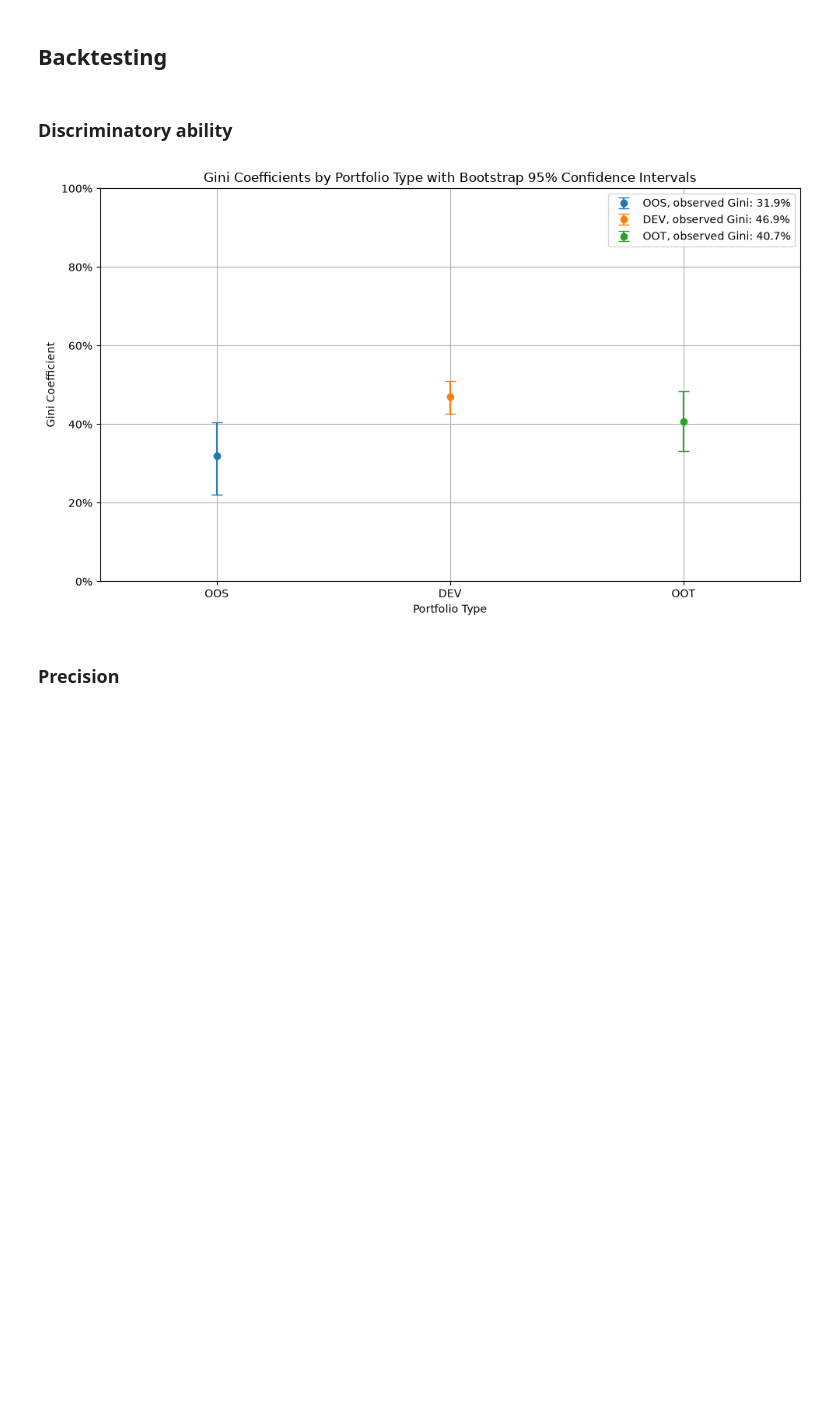
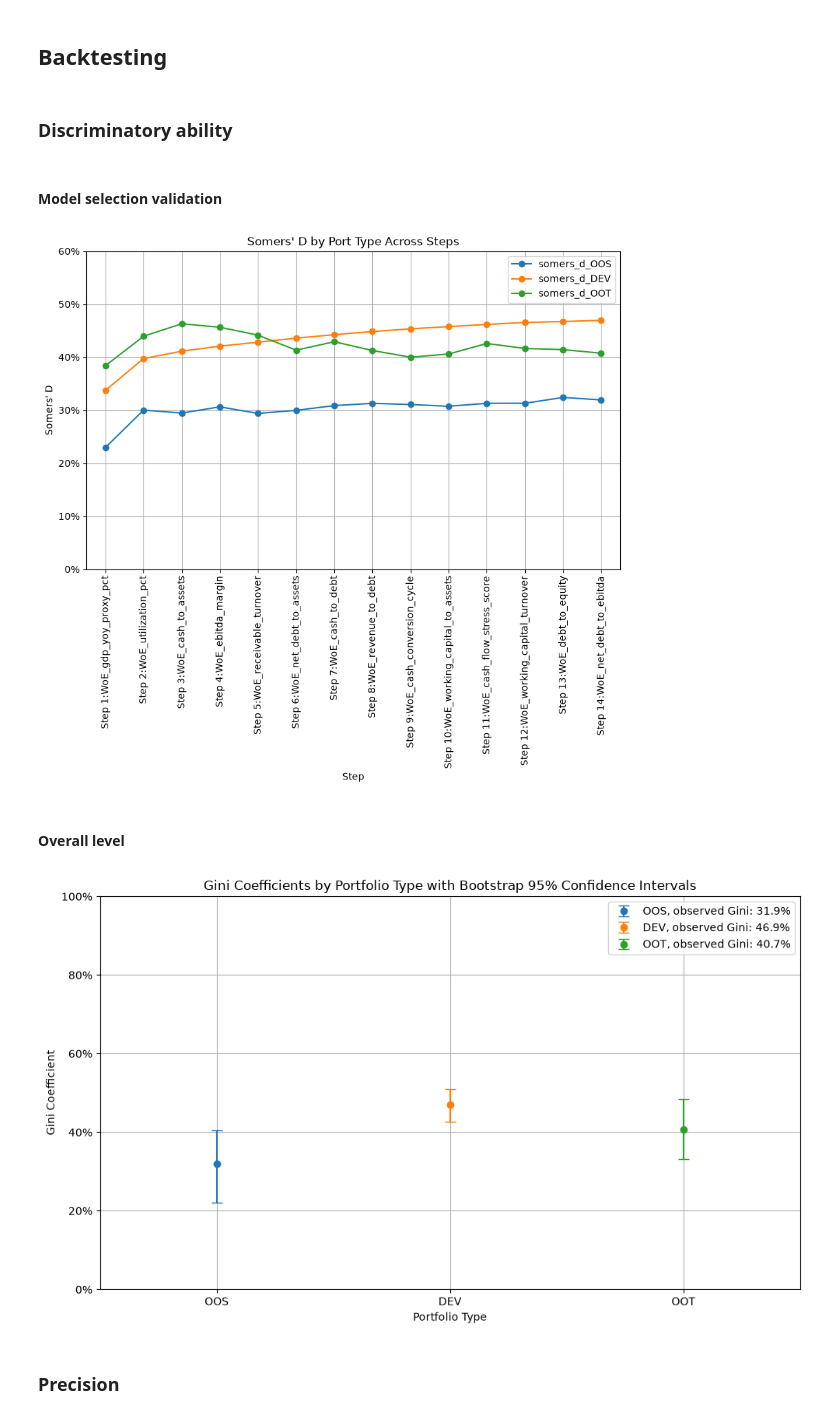
Before and after one commit to Christoffer11/PD-modelling, a Jupyter notebook: MFA.ipynb, the cells around one changed output. Drawn from its saved outputs; the diff is of its cells as text; code cells hidden in the pictures; blank space fills up the shorter version.

```diff
--- a/MFA.ipynb
+++ b/MFA.ipynb
@@ -61,7 +61,7 @@ def calculate_vif(X):
     return vif_data.sort_values(by="VIF", ascending=False)
 # %%
 def forward_selection(X, y, threshold=0):
-    steps = {0: {"Variable": [], "somers_d": 0}}
+    steps = {}
     selected_vars = []
     candidates = [col for col in X.columns if col != "const"]
     current_somers_d = 0
@@ -94,8 +94,8 @@ def forward_selection(X, y, threshold=0):
 
             # Likelihood ratio test for the candidate variable
             if iteration > 1:
-                LR = 2*(best_model.llr - model.llr)
-                df_diff = model.df_model - best_model.df_model
+                LR = 2*(current_model.llr - model.llr)
+                df_diff = current_model.df_model - model.df_model
                 p_value = 1 - chi2.cdf(LR, df=df_diff)
                 if p_value < 0.05:
                     print(f"Iteration {iteration}: {candidate} skipped due to likelihood ratio test (p-value: {p_value})")
@@ -118,9 +118,9 @@ def forward_selection(X, y, threshold=0):
         selected_vars.append(best_candidate)
         candidates.remove(best_candidate)
         current_somers_d = best_somers_d
-        current_llr = best_model.llr
+        current_model = best_model
         print(f"Iteration {iteration}: {best_candidate} added, Somers' D: {current_somers_d}")
-        steps[iteration] = {"Variable": best_candidate, "somers_d": current_somers_d}
+        steps[iteration] = {"Variable": best_candidate}
 
     if best_model is not None:
         print("Final model summary:")
@@ -129,7 +129,7 @@ def forward_selection(X, y, threshold=0):
     else:
         print("No valid model was found.")
 
-    return best_model, selected_vars, current_somers_d, steps
+    return current_model, selected_vars, current_somers_d, steps
 # %%
 model, selected_vars, somers_d, steps = forward_selection(X=X, y=y, threshold=9e-4)
 # %% [output]
@@ -157,6 +157,38 @@ riskdiff_data_woe["const"] = 1
 riskdiff_data_woe["pd"] = model.predict(riskdiff_data_woe[["const"] + selected_vars])
 # %% [markdown]
 ### Discriminatory ability
+# %% [markdown]
+#### Model selection validation
+# %%
+var = []
+
+for step in steps.keys():
+    var += [steps[step]["Variable"]]
+    step_model = sm.Logit(y, X[["const"] + var]).fit(disp=0)
+    pred = step_model.predict(riskdiff_data_woe[["const"] + var])
+    for port in riskdiff_data_woe["port_type"].unique():
+        steps[step][f"somers_d_{port}"] = 2*roc_auc_score(riskdiff_data_woe[riskdiff_data_woe["port_type"] == port]["default_12m"], pred[riskdiff_data_woe["port_type"] == port]) - 1
+
+step_df = pd.DataFrame.from_dict(steps, orient="index")
+step_df["step + var"] = "Step " + step_df.index.astype(str) + ":" + step_df["Variable"]
+# %%
+plt.figure(figsize=(10, 6))
+for port in [col for col in step_df.columns if col.startswith("somers_d_")]:
+    plt.plot(step_df.index, step_df[port], marker = 'o', label=port)
+plt.ylim(0, 0.6)
+plt.xlim(step_df.index.min()-0.5, step_df.index.max()+0.5)
+plt.xlabel("Step")
+plt.grid(True)
+plt.xticks(step_df.index, labels=step_df["step + var"], rotation=90)
+plt.ylabel("Somers' D")
+plt.title("Somers' D by Port Type Across Steps")
+plt.gca().yaxis.set_major_formatter(PercentFormatter(xmax=1))
+plt.legend(loc="best")
+plt.show()
+# %% [output]
+[figure, added]
+# %% [markdown]
+#### Overall level
 # %%
 gini = {}
 
```
Also changed, not shown: parts of 2 cells of this notebook, 1 other file.
